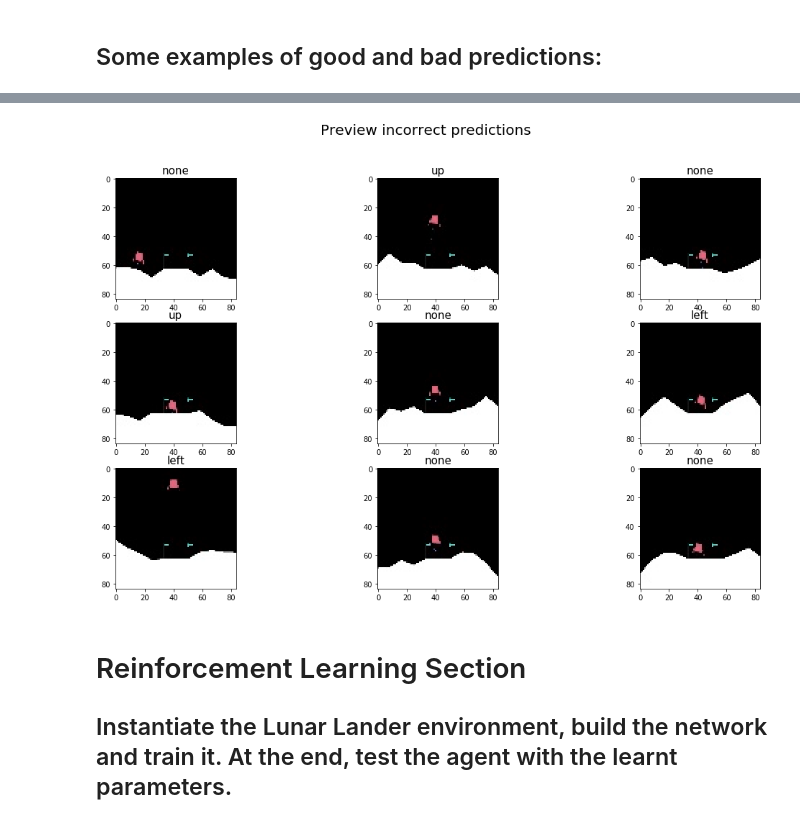
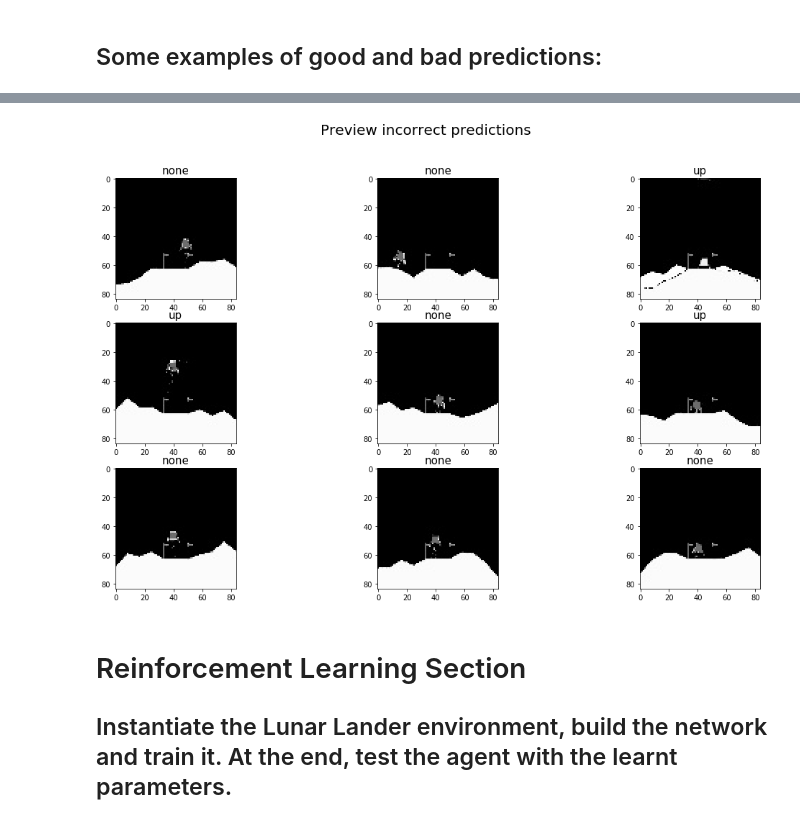
Before and after one commit to RubenAMtz/CNN-vs-RL, a Jupyter notebook: Let's do RL.ipynb, the cells around one changed output, grey strips where cells are left out. Drawn from its saved outputs; the diff is of its cells as text; code cells hidden in the pictures.

```diff
--- a/Let's do RL.ipynb
+++ b/Let's do RL.ipynb
@@ -257,7 +288,7 @@ preview_images()
 # %% [markdown]
 ## Now, the cool part of the process, loading and building the VGG16 network. As we want to keep what the network has already learnt, we will freeze the weights up until the 17th layer, from there on we will train a dense layer with the features produced by feeding of our images through the frozen weights of VGG16.
 # %%
-def build_VGG16(neurons_lastlayer=256, activation='relu', dropout=0.5):
+def build_VGG16(neurons_lastlayer=[100,50], activation='relu', dropout=0.2):
     """Loads the VGG16 network and modifies it so that a new dense layer on top is trainable
     """
     NUM_OF_CLASSES = 4
@@ -272,9 +303,11 @@ def build_VGG16(neurons_lastlayer=256, activation='relu', dropout=0.5):
 
     # build a classifier model to put on top of the VGG16 model
     x1 = Flatten()(vgg16_last_layer)
-    x2 = Dense(neurons_lastlayer, activation=activation)(x1)
+    x2 = Dense(neurons_lastlayer[0], activation=activation)(x1)
     x3 = Dropout(dropout)(x2)
-    final_layer = Dense(NUM_OF_CLASSES, activation = 'softmax')(x3)
+    x4 = Dense(neurons_lastlayer[1], activation=activation)(x3)
+    x5 = Dropout(dropout)(x4)
+    final_layer = Dense(NUM_OF_CLASSES, activation = 'softmax')(x5)
 
     # Assemble the full model out of both parts
     full_model = keras.Model(vgg16_model.input, final_layer)
@@ -333,14 +366,14 @@ _________________________________________________________________
 ## The model is loaded and ready to be trained. Now, we setup fitting scheme, we will use checkpoints to callback to the best set of parameters once training is done.
 # %%
 batch_size = 128
-epochs = 100
+epochs = 25
 
 # Set up the callback to save the best model based on validaion data - notebook 2.2 needs to be run first.
 best_weights_filepath = 'weights/best_weights.hdf5'
 mcp = ModelCheckpoint(best_weights_filepath, monitor="val_loss", save_best_only=True, save_weights_only=False)
 
 history = full_model.fit(X_train, y_train_w, batch_size=batch_size, epochs=epochs,
-                         verbose = 1, validation_data=(X_val, y_val_w), shuffle=True, callbacks=[mcp])
+                         verbose = 2, validation_data=(X_val, y_val_w), shuffle=True, callbacks=[mcp])
 
 #reload best weights
 full_model.load_weights(best_weights_filepath)
@@ -391,0 +445,9 @@ Confusion matrix
+# %%
+# Make a set of predictions for the validation data
+pred = np.argmax(full_model.predict(X_test),axis=1)
+
+# Print performance details
+print(metrics.classification_report(y_test, pred))
+
+print("Confusion matrix")
+print(metrics.confusion_matrix(y_test, pred))
@@ -392,7 +471,7 @@ Confusion matrix
 # %% [markdown]
 ## Some examples of good and bad predictions:
 # %%
-def preview_images(mode='correct'):
+def preview_results(mode='correct'):
     fig = plt.figure()
     fig.set_size_inches(18.5, 10.5)
     nrow = 3
@@ -406,9 +485,9 @@ def preview_images(mode='correct'):
         i = 0
 
         while (len(correct_prediction)<10):
-            if pred[i] == y_val.values[i][0]:
+            if pred[i] == y_test.values[i][0]:
                 # class
-                correct_prediction.append(y_val.values[i][0])
+                correct_prediction.append(y_test.values[i][0])
                 # index of class stored
                 index_correct.append(i)
             i += 1
@@ -420,9 +499,9 @@ def preview_images(mode='correct'):
         i = 0
 
         while (len(correct_prediction)<10):
-            if pred[i] != y_val.values[i][0]:
+            if pred[i] != y_test.values[i][0]:
                 # class
-                correct_prediction.append(y_val.values[i][0])
+                correct_prediction.append(y_test.values[i][0])
                 # index of class stored
                 index_correct.append(i)
             i += 1
@@ -431,6 +510,6 @@ def preview_images(mode='correct'):
         index = correct_prediction[i]
         ax = plt.subplot("33"+str(i))
         ax.set_title(action[index], fontsize=15)
-        ax.imshow(X_val[index_correct[i]])
+        ax.imshow(X_test[index_correct[i]])
 
     fig.suptitle("Preview "+ mode +" predictions", fontsize=20)
@@ -441,7 +698,7 @@ preview_images('correct')
 # %%
-preview_images('incorrect')
+preview_results('incorrect')
 # %% [output]
-[figure, old version]
+[figure, new version]
 # %% [markdown]
 # Reinforcement Learning Section
 
```
Also changed, not shown: parts of 49 cells of this notebook, 15 other files.
